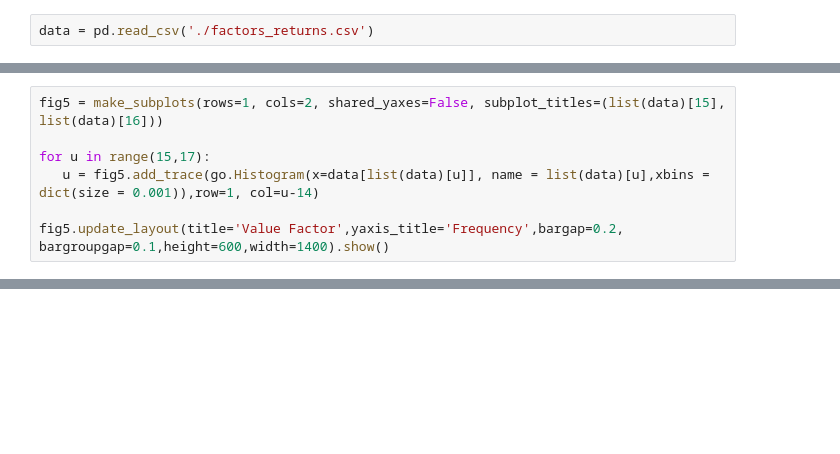
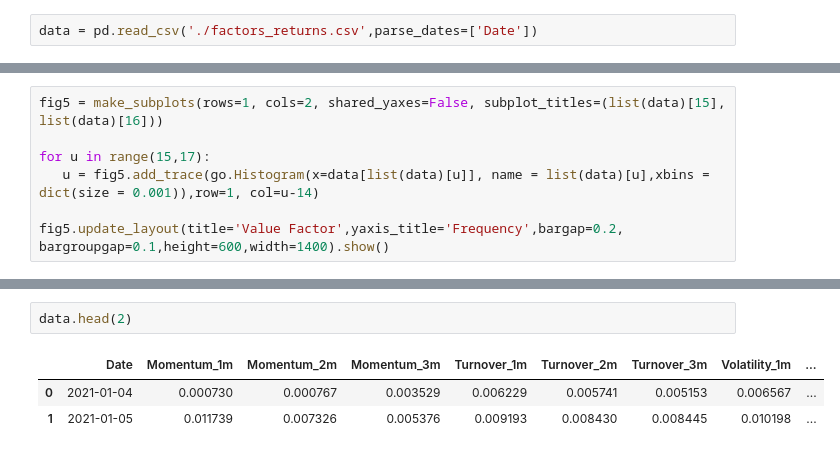
Before and after one commit to cathyw-3/DSA5205, a Jupyter notebook: Visualization for factors/Visualization for factors.ipynb, the cells around one changed output, grey strips where cells are left out. Saved outputs shown, nothing was run; the diff lists cells and outputs as text; blank space fills up the shorter version.

```diff
--- a/Visualization for factors/Visualization for factors.ipynb
+++ b/Visualization for factors/Visualization for factors.ipynb
@@ -4,7 +4,7 @@ import plotly
 import plotly.graph_objects as go
 from plotly.subplots import make_subplots
 # %%
-data = pd.read_csv('./factors_returns.csv')
+data = pd.read_csv('./factors_returns.csv',parse_dates=['Date'])
 # %%
 data
 # %% [output]
@@ -118,0 +148,6 @@ fig5.update_layout(title='Value Factor',yaxis_title='Frequency',bargap=0.2, barg
+# %%
+data.head(2)
+# %% [output]
+|  | Date | Momentum_1m | Momentum_2m | Momentum_3m | Turnover_1m | Turnover_2m | Turnover_3m | Volatility_1m | ... |
+| 0 | 2021-01-04 | 0.000730 | 0.000767 | 0.003529 | 0.006229 | 0.005741 | 0.005153 | 0.006567 | ... |
+| 1 | 2021-01-05 | 0.011739 | 0.007326 | 0.005376 | 0.009193 | 0.008430 | 0.008445 | 0.010198 | ... |
```
Also changed, not shown: parts of 7 cells of this notebook.
